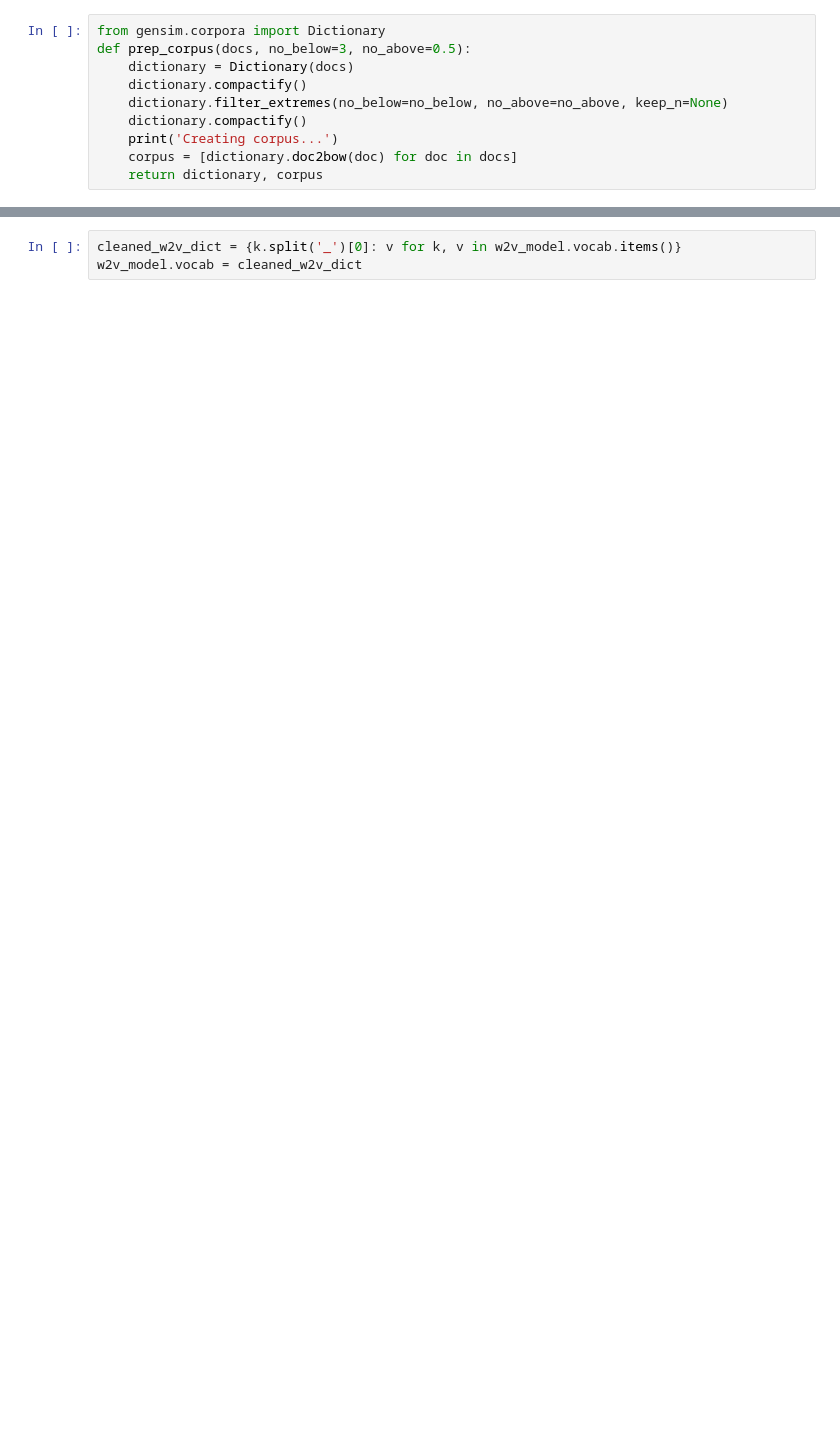
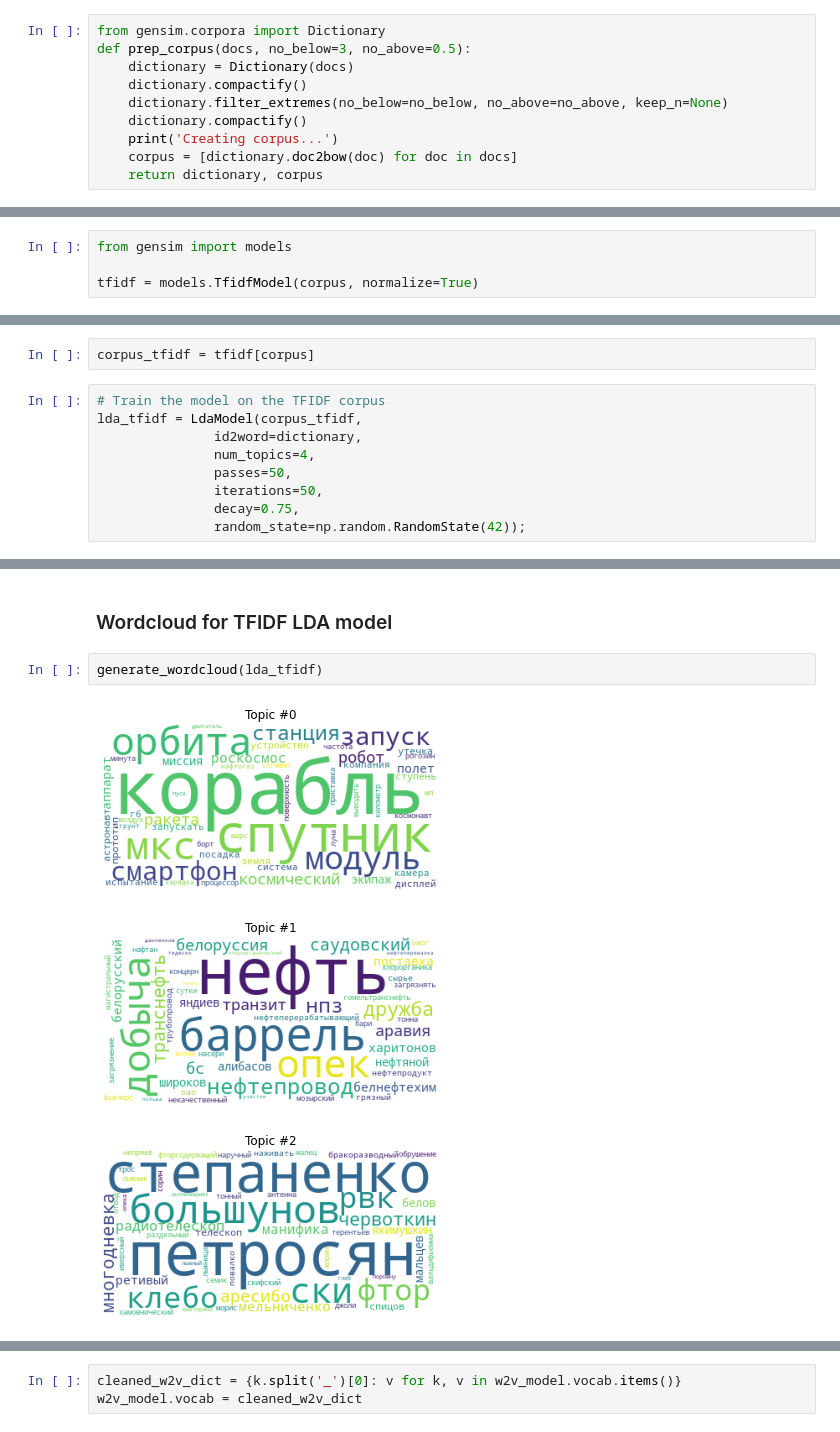
Before and after one commit to Lolik-Bolik/Topic_modeling, a Jupyter notebook: pipeline.ipynb, the cells around one changed output, grey strips where cells are left out. Drawn from its saved outputs; the diff is of its cells as text; blank space fills up the shorter version.

```diff
--- a/pipeline.ipynb
+++ b/pipeline.ipynb
@@ -72,0 +52,4 @@ Building corpus...
+# %%
+from gensim import models
+
+tfidf = models.TfidfModel(corpus, normalize=True)
@@ -73,3 +60,14 @@ Building corpus...
+# %%
+corpus_tfidf = tfidf[corpus]
+# %%
+# Train the model on the TFIDF corpus
+lda_tfidf = LdaModel(corpus_tfidf,
+               id2word=dictionary,
+               num_topics=4,
+               passes=50,
+               iterations=50,
+               decay=0.75,
+               random_state=np.random.RandomState(42));
 # %%
 # Trying to add GridSearch
 from gensim.test.utils import common_corpus, common_dictionary
@@ -148,0 +133,8 @@ Coherence Score:  0.4741496204815945
+# %% [markdown]
+### Wordcloud for TFIDF LDA model
+# %%
+generate_wordcloud(lda_tfidf)
+# %% [output]
+[figure, added]
+[figure, added]
+[figure, added]
```
Also changed, not shown: parts of 49 cells of this notebook, 2 other files.
